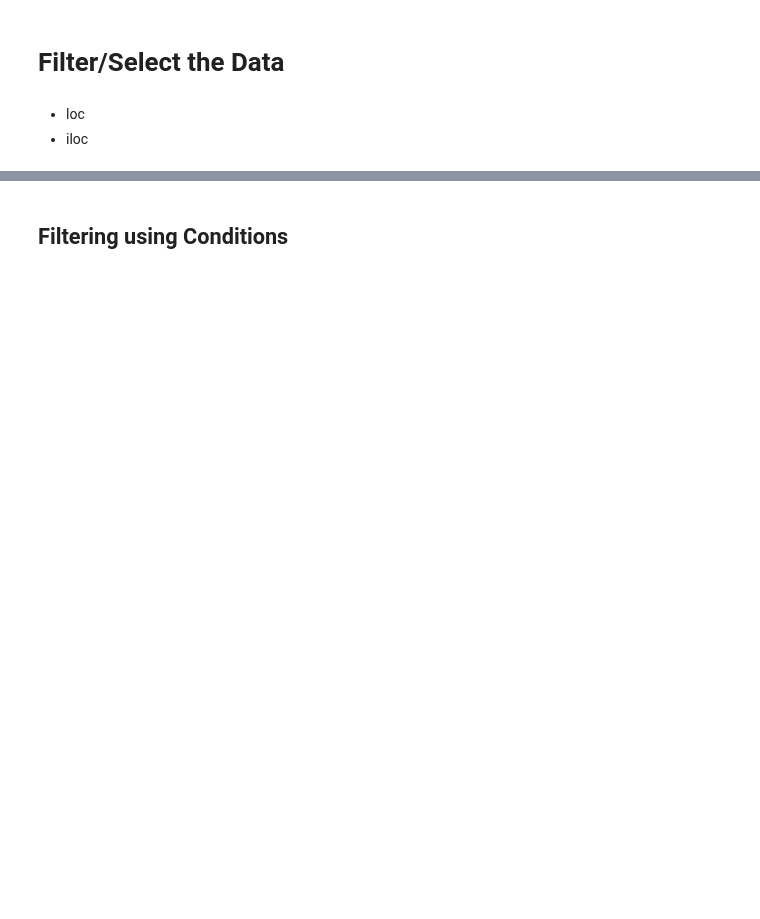
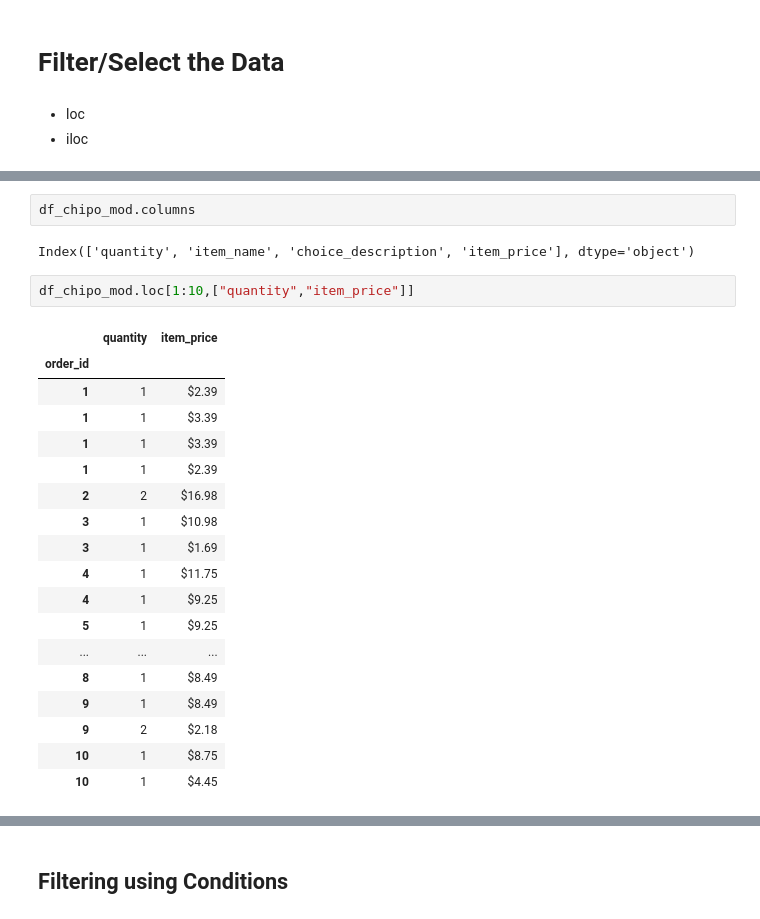
Before and after one commit to chetanadhikary/pythonTutorial, a Jupyter notebook: 7_webApps/python_for_ml_notebooks/pandas_tutorial.ipynb, the cells around one changed output, grey strips where cells are left out. Cells and saved outputs as stored; diff of their text form; blank space fills up the shorter version.

```diff
--- a/7_webApps/python_for_ml_notebooks/pandas_tutorial.ipynb
+++ b/7_webApps/python_for_ml_notebooks/pandas_tutorial.ipynb
@@ -54,0 +149,25 @@ df_chipo = pd.read_csv('chipotle.tsv',sep = '\t')
+# %%
+df_chipo_mod.columns
+# %% [output]
+Index(['quantity', 'item_name', 'choice_description', 'item_price'], dtype='object')
+# %%
+df_chipo_mod.loc[1:10,["quantity","item_price"]]
+# %% [output]
+|  | quantity | item_price |
+| order_id |  |  |
+| 1 | 1 | $2.39 |
+| 1 | 1 | $3.39 |
+| 1 | 1 | $3.39 |
+| 1 | 1 | $2.39 |
+| 2 | 2 | $16.98 |
+| 3 | 1 | $10.98 |
+| 3 | 1 | $1.69 |
+| 4 | 1 | $11.75 |
+| 4 | 1 | $9.25 |
+| 5 | 1 | $9.25 |
+| ... | ... | ... |
+| 8 | 1 | $8.49 |
+| 9 | 1 | $8.49 |
+| 9 | 2 | $2.18 |
+| 10 | 1 | $8.75 |
+| 10 | 1 | $4.45 |
```
Also changed, not shown: parts of 21 cells of this notebook, 17 other files.
